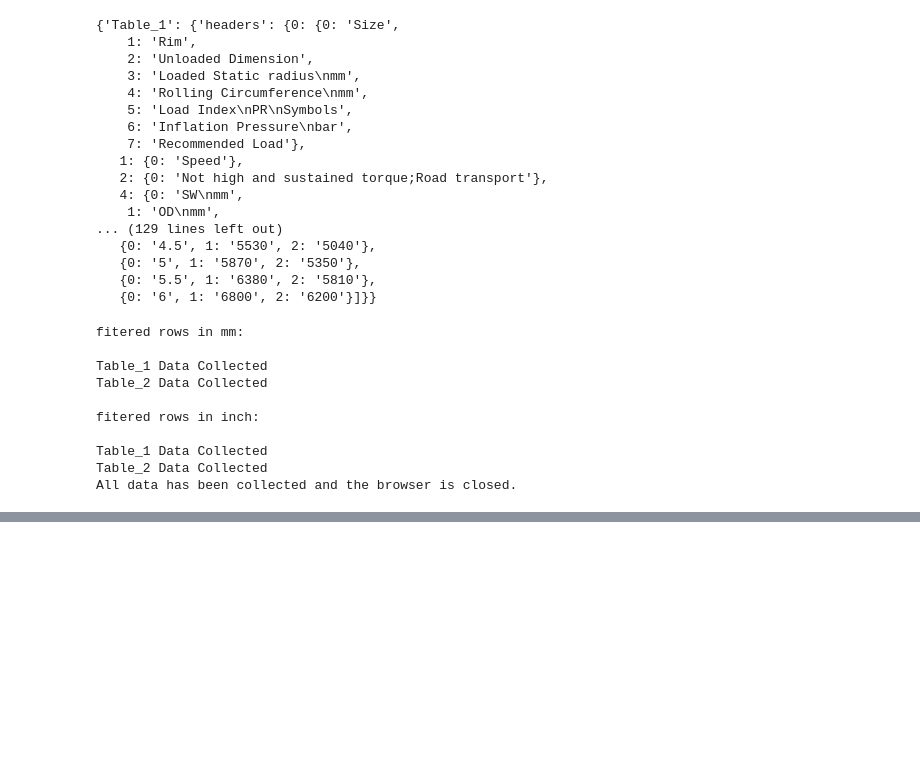
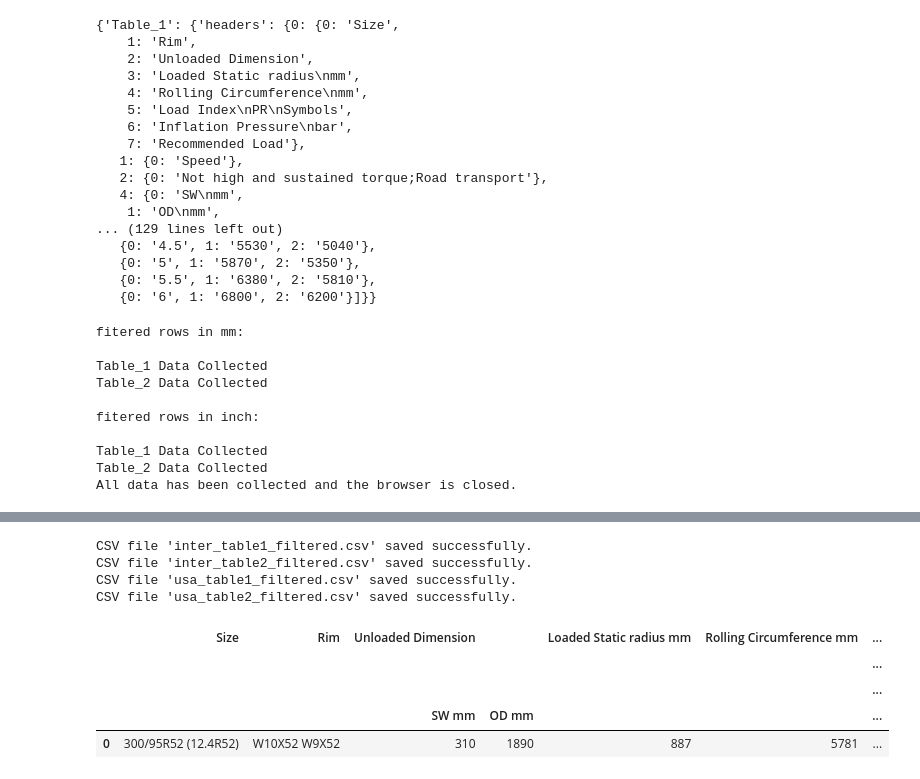
Before and after one commit to chetanjadhav-dev/Selenium-Web-Scraper, a Jupyter notebook: test.ipynb, the cells around one changed output, grey strips where cells are left out. Saved outputs shown, nothing was run; the diff lists cells and outputs as text; code cells hidden in the pictures; blank space fills up the shorter version.

Commit message:
Done for all data and filtered data

```diff
--- a/test.ipynb
+++ b/test.ipynb
@@ -460,4 +403,0 @@ usa_table_data
-# %%
-for i in [0, 1]:
-    dict = {i: v for i, v in enumerate(table_data[i].split(' '))}
-    print(dict)
@@ -476,0 +503,27 @@ usa_table_data
+# %%
+# Filtered
+
+inter_table1_filtered = process_table(international_filtered_data, 'Table_1')
+save_to_csv(inter_table1, 'inter_table1_filtered.csv')
+
+inter_table2_filtered  = process_table(international_filtered_data, 'Table_2')
+save_to_csv(inter_table2, 'inter_table2_filtered.csv')
+
+usa_table1_filtered  = process_table(usa_filtered_data, 'Table_1')
+save_to_csv(usa_table1_filtered, 'usa_table1_filtered.csv')
+
+usa_table2_filtered  = process_table(usa_filtered_data, 'Table_2')
+save_to_csv(usa_table2_filtered, 'usa_table2_filtered.csv')
+# %% [output]
+CSV file 'inter_table1_filtered.csv' saved successfully.
+CSV file 'inter_table2_filtered.csv' saved successfully.
+CSV file 'usa_table1_filtered.csv' saved successfully.
+CSV file 'usa_table2_filtered.csv' saved successfully.
+# %%
+inter_table2_filtered
+# %% [output]
+|  | Size | Rim | Unloaded Dimension |  | Loaded Static radius mm | Rolling Circumference mm | ... |
+|  |  |  |  |  |  |  | ... |
+|  |  |  |  |  |  |  | ... |
+|  |  |  | SW mm | OD mm |  |  | ... |
+| 0 | 300/95R52 (12.4R52) | W10X52 W9X52 | 310 | 1890 | 887 | 5781 | ... |
```
Also changed, not shown: parts of 21 cells of this notebook, 8 other files.
